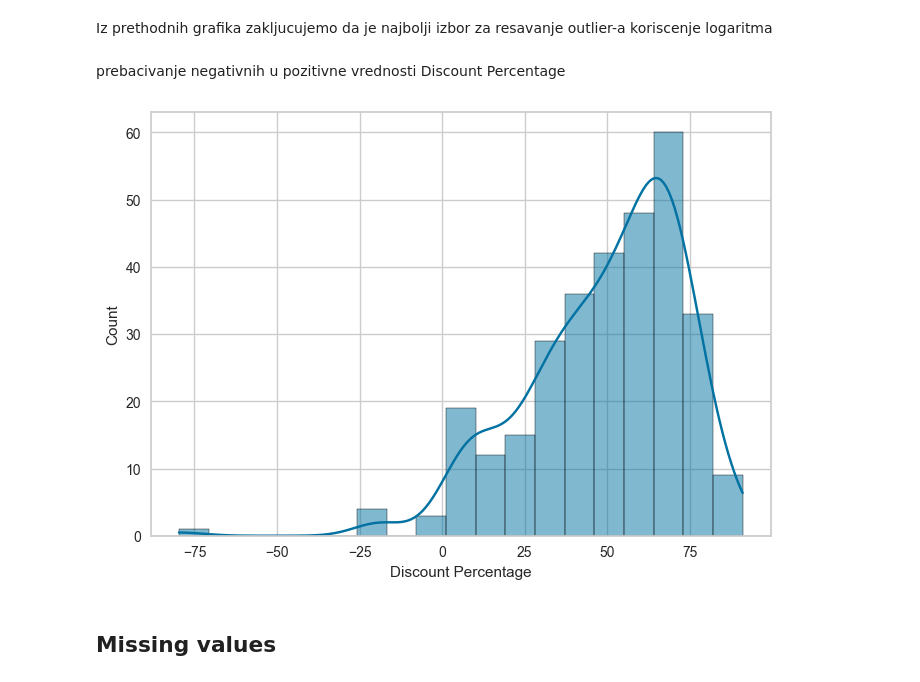
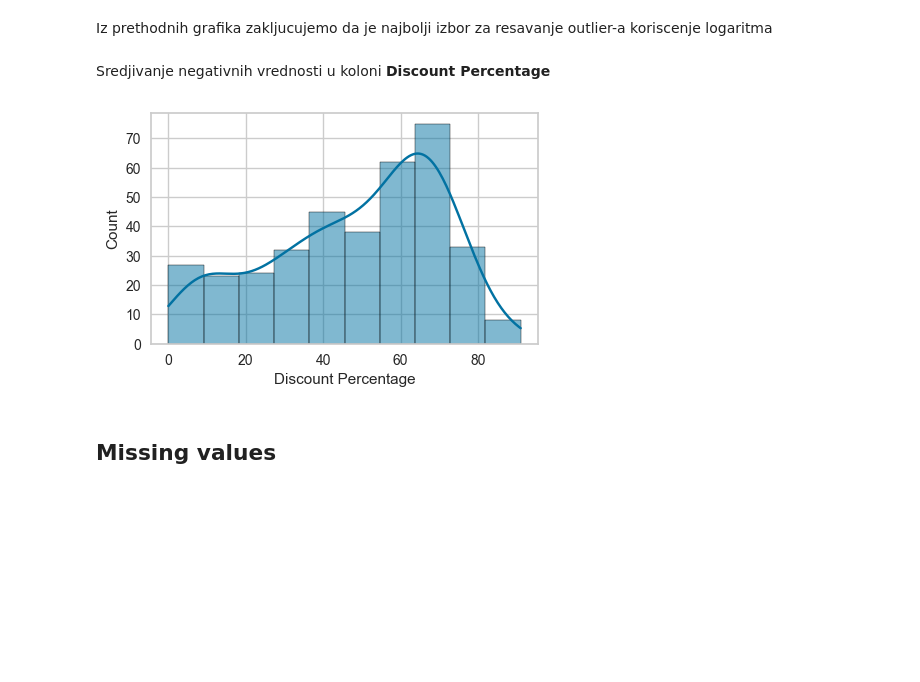
Before and after one commit to milicaj00/ML-P1-Classification, a Jupyter notebook: Projekat 2/main.ipynb, the cells around one changed output. Drawn from its saved outputs; the diff is of its cells as text; code cells hidden in the pictures; blank space fills up the shorter version.

```diff
--- a/Projekat 2/main.ipynb
+++ b/Projekat 2/main.ipynb
@@ -250,15 +259,15 @@ printHistplot(columns, data2)
 # %% [markdown]
 Iz prethodnih grafika zakljucujemo da je najbolji izbor za resavanje outlier-a koriscenje logaritma
 # %% [markdown]
-prebacivanje negativnih u pozitivne vrednosti Discount Percentage
+Sredjivanje negativnih vrednosti u koloni **Discount Percentage**
 # %%
 data1["Discount Percentage"] = [np.abs(x) for x in data["Discount Percentage"]]
 # %%
-
-sns.histplot(x="Discount Percentage", data=data2,  kde=True)
+plt.figure(figsize=(5, 3))
+sns.histplot(x="Discount Percentage", data=data1,  kde=True)
 plt.show()
 # %% [output]
-[figure, old version]
+[figure, new version]
 # %% [markdown]
 ## Missing values
 # %%
```
Also changed, not shown: parts of 30 cells of this notebook.
